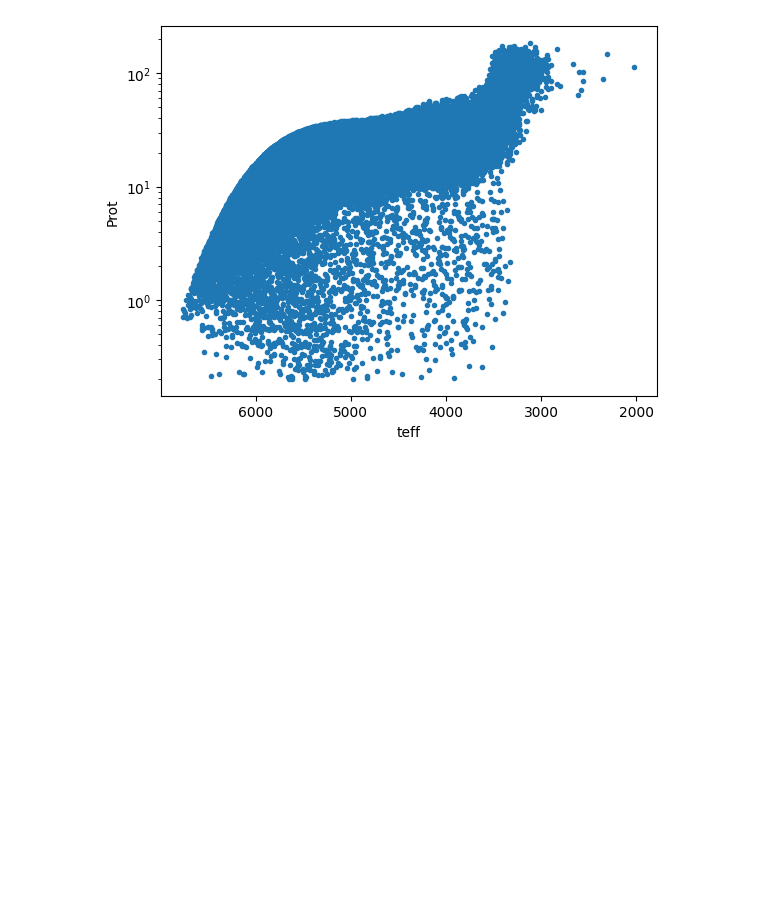
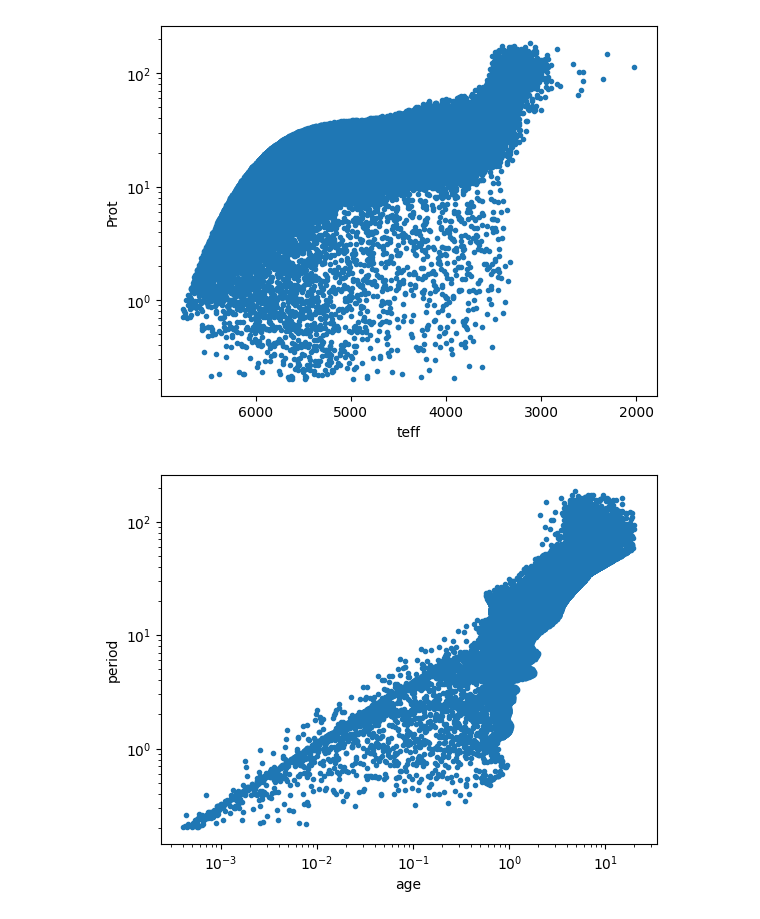
Before and after one commit to starluvr3579/SRMP, a Jupyter notebook: Oct24_DDM.ipynb, the cells around one changed output. Saved outputs shown, nothing was run; the diff lists cells and outputs as text; code cells hidden in the pictures; blank space fills up the shorter version.

```diff
--- a/Oct24_DDM.ipynb
+++ b/Oct24_DDM.ipynb
@@ -61,3 +61,12 @@ plt.gca().invert_xaxis()
 plt.yscale('log')
 # %% [output]
 [figure]
+# %%
+import matplotlib.pyplot as plt
+plt.plot(df['gyroage'], df['Prot'] ,'.')
+plt.ylabel('period')
+plt.xlabel('age')
+plt.yscale('log')
+plt.xscale('log')
+# %% [output]
+[figure, added]
```
